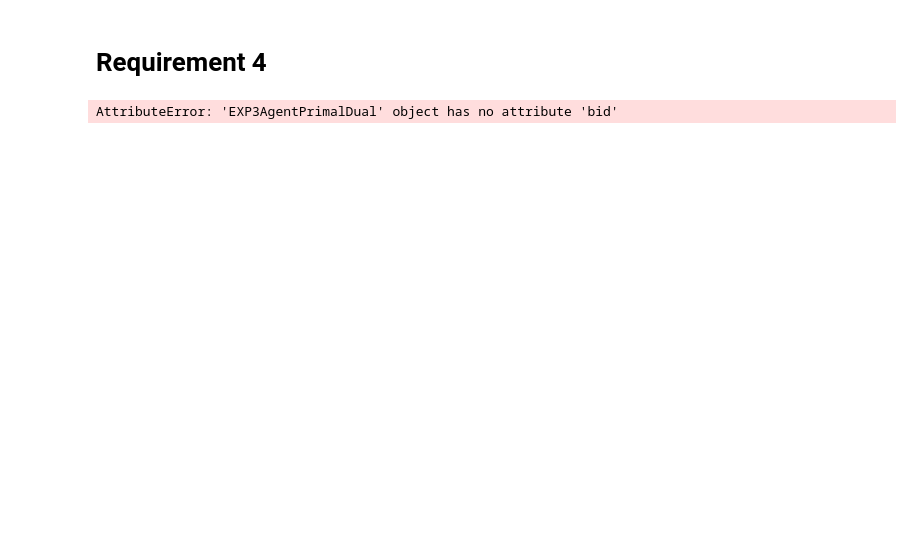
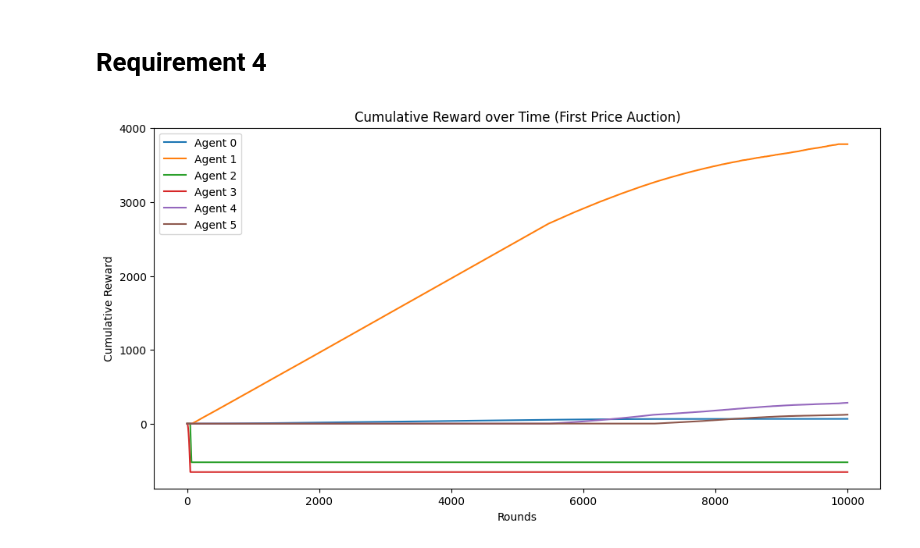
Before and after one commit to mvarenneensta/OLA24, a Jupyter notebook: req4.ipynb, the cells around one changed output. Cells and saved outputs as stored; diff of their text form; code cells hidden in the pictures; blank space fills up the shorter version.

```diff
--- a/req4.ipynb
+++ b/req4.ipynb
@@ -34,8 +97,8 @@ def run_simulation(n_advertisers, n_rounds, budget, base_valuation):
         MultiplicativePacingAgent(valuation=base_valuation, budget=budget, T=n_rounds, eta=0.1),
         UCBLikeAgent(budget=budget, T=n_rounds, bids=np.linspace(0, base_valuation, 100)),
         UCBLikeAgent(budget=budget, T=n_rounds, bids=np.linspace(0, base_valuation, 100)),
-        EXP3AgentPrimalDual(num_slots=10, num_prices=10, learning_rate=0.1),
-        EXP3AgentPrimalDual(num_slots=10, num_prices=10, learning_rate=0.1)
+        EXP3AgentPrimalDual(possible_bids=np.linspace(0, base_valuation, 100), learning_rate=0.1, budget=budget, eta=0.1, T=n_rounds),
+        EXP3AgentPrimalDual(possible_bids=np.linspace(0, base_valuation, 100), learning_rate=0.1, budget=budget, eta=0.1, T=n_rounds)
     ]
 
     rewards = {i: [] for i in range(n_advertisers)}
@@ -52,35 +115,35 @@ def run_simulation(n_advertisers, n_rounds, budget, base_valuation):
                 wins[i] += 1
                 reward = ctrs[i] * (base_valuation - payment)
                 agent.update(reward, payment)
                 rewards[i].append(reward)
                 cumulative_rewards[i].append(cumulative_rewards[i][-1] + reward)
             else:
                 agent.update(0, 0)
                 rewards[i].append(0)
                 cumulative_rewards[i].append(cumulative_rewards[i][-1])
 
     return rewards, cumulative_rewards, wins
 
 # Run the simulation
-n_advertisers = 5
+n_advertisers = 6
 n_rounds = 10000
 budget = 1000
 base_valuation = 1
 
 rewards, cumulative_rewards, wins = run_simulation(n_advertisers, n_rounds, budget, base_valuation)
 
 # Plot results
 plt.figure(figsize=(12, 6))
 for i in range(len(cumulative_rewards)):
     plt.plot(cumulative_rewards[i], label=f'Agent {i}')
 
 plt.title('Cumulative Reward over Time (First Price Auction)')
 plt.xlabel('Rounds')
 plt.ylabel('Cumulative Reward')
 plt.legend()
 plt.show()
 # %% [output]
-AttributeError: 'EXP3AgentPrimalDual' object has no attribute 'bid'
+[figure, added]
 # %%
 # Print number of wins and cumulative utilities for each agent
 print("Agent Results:")
```
Also changed, not shown: parts of 2 cells of this notebook, 3 other files.
